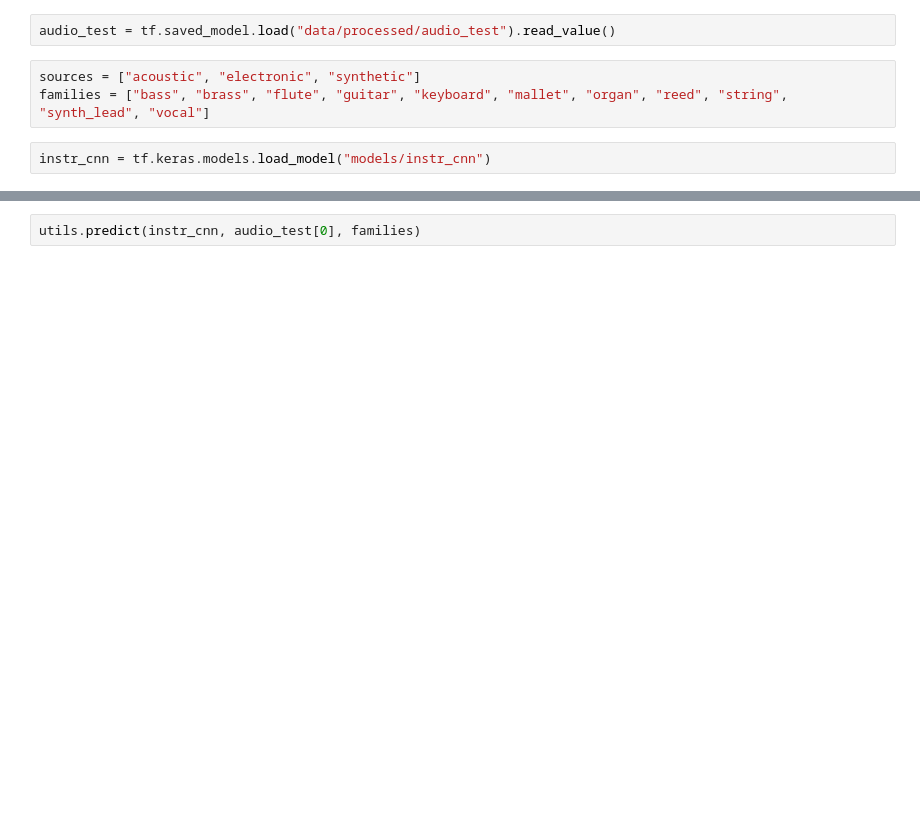
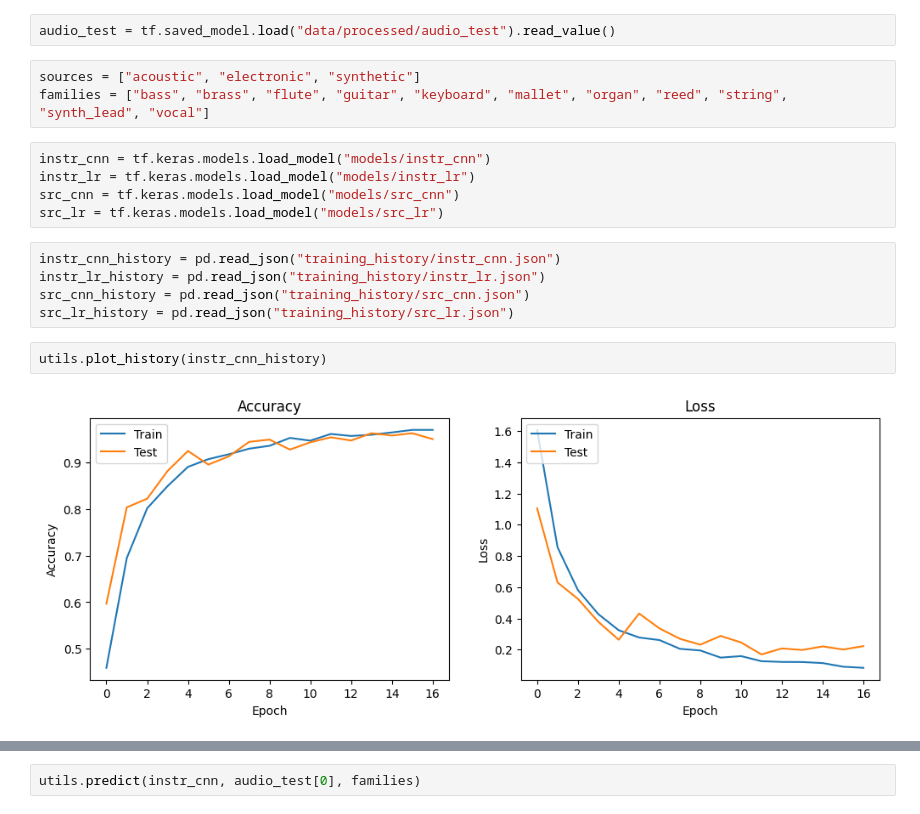
Before and after one commit to bucket420/AudioClassification, a Jupyter notebook: results.ipynb, the cells around one changed output, grey strips where cells are left out. Cells and saved outputs as stored; diff of their text form; blank space fills up the shorter version.

```diff
--- a/results.ipynb
+++ b/results.ipynb
@@ -15,5 +11,17 @@ audio_test = tf.saved_model.load("data/processed/audio_test").read_value()
 # %%
 sources = ["acoustic", "electronic", "synthetic"]
 families = ["bass", "brass", "flute", "guitar", "keyboard", "mallet", "organ", "reed", "string", "synth_lead", "vocal"]
-# %%
-instr_cnn = tf.keras.models.load_model("models/instr_cnn")
+# %%
+instr_cnn = tf.keras.models.load_model("models/instr_cnn")
+instr_lr = tf.keras.models.load_model("models/instr_lr")
+src_cnn = tf.keras.models.load_model("models/src_cnn")
+src_lr = tf.keras.models.load_model("models/src_lr")
+# %%
+instr_cnn_history = pd.read_json("training_history/instr_cnn.json")
+instr_lr_history = pd.read_json("training_history/instr_lr.json")
+src_cnn_history = pd.read_json("training_history/src_cnn.json")
+src_lr_history = pd.read_json("training_history/src_lr.json")
+# %%
+utils.plot_history(instr_cnn_history)
+# %% [output]
+[figure, added]
```
Also changed, not shown: parts of 6 cells of this notebook, 3 other files.
